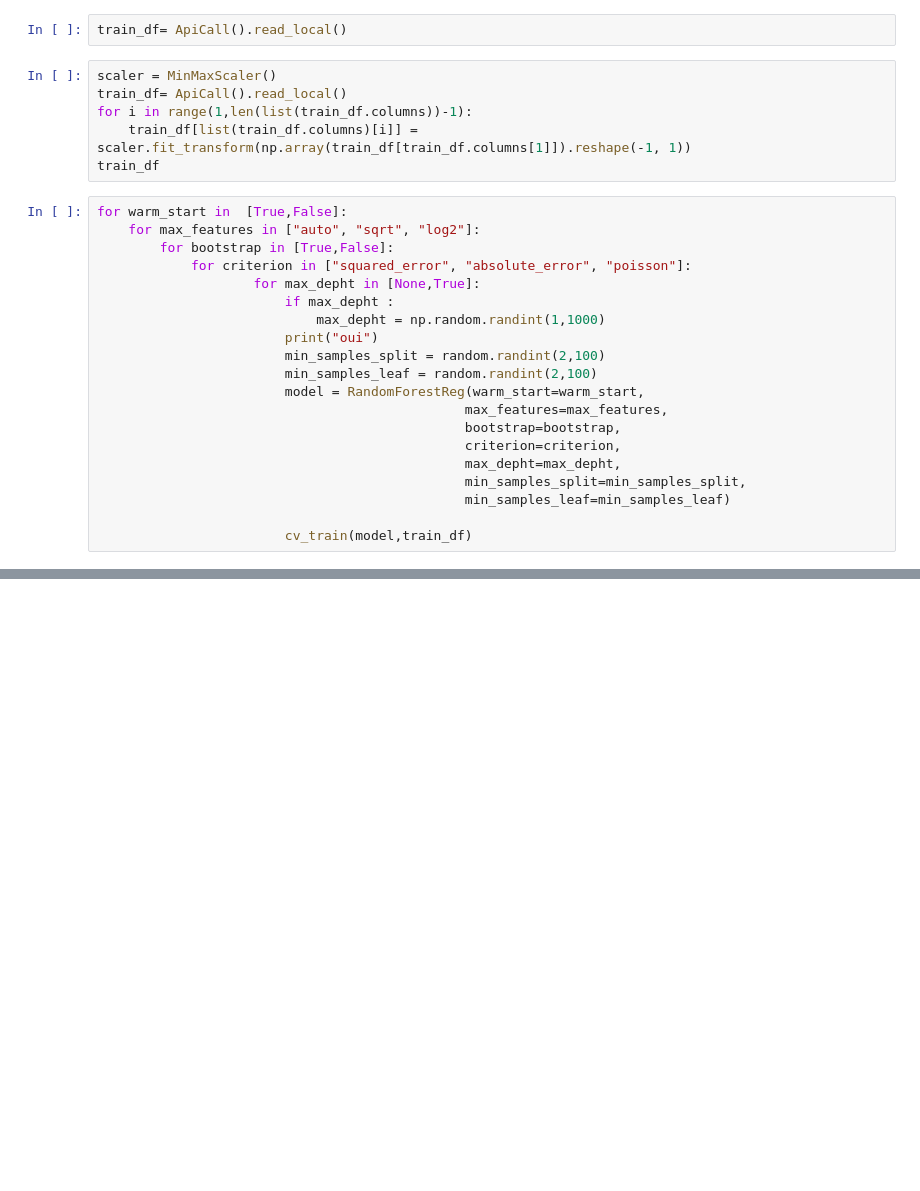
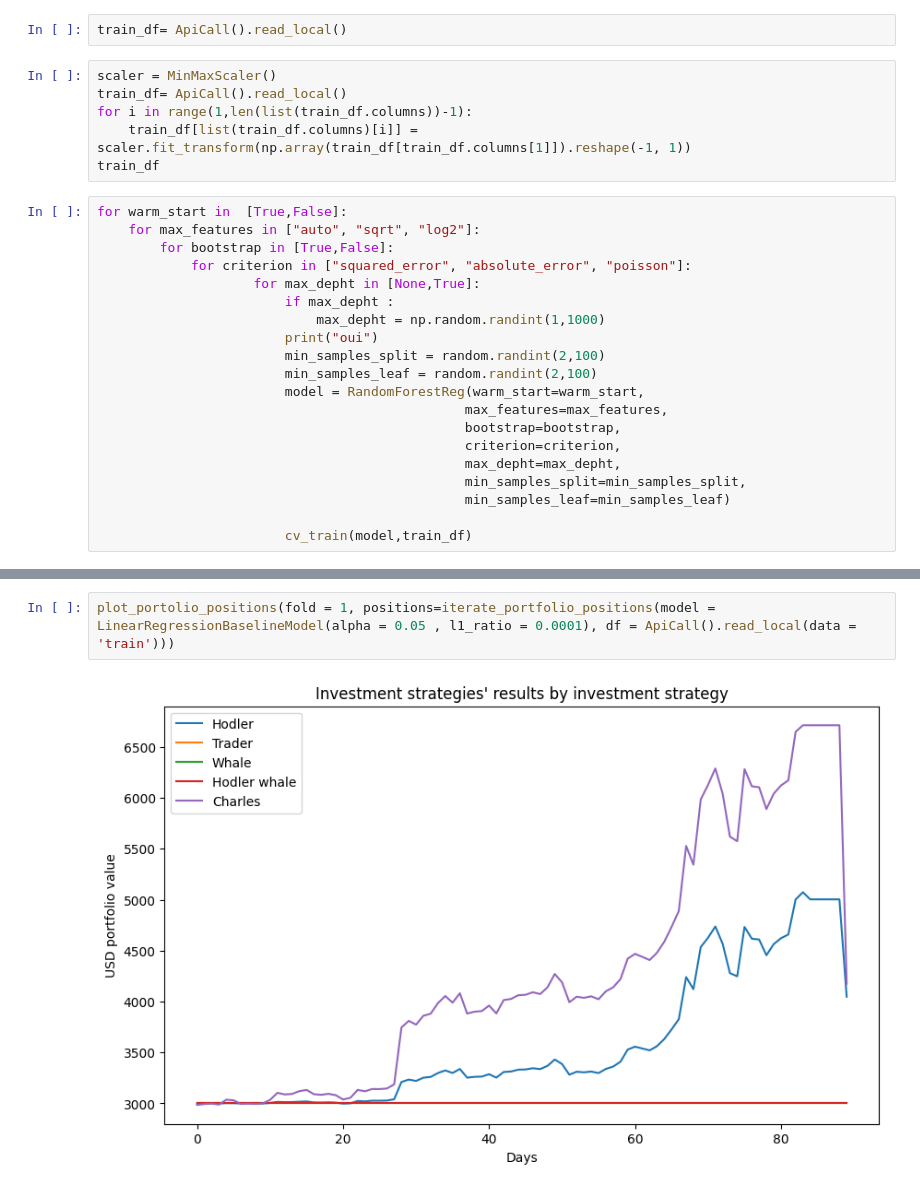
Before and after one commit to AlexandreLaizet/bitcoin_deep_learning, a Jupyter notebook: notebooks/Etienne.ipynb, the cells around one changed output, grey strips where cells are left out. Saved outputs shown, nothing was run; the diff lists cells and outputs as text; blank space fills up the shorter version.

```diff
--- a/notebooks/Etienne.ipynb
+++ b/notebooks/Etienne.ipynb
@@ -342,0 +362,4 @@ model.model.criterion
+# %%
+plot_portolio_positions(fold = 1, positions=iterate_portfolio_positions(model = LinearRegressionBaselineModel(alpha = 0.05 , l1_ratio = 0.0001), df = ApiCall().read_local(data = 'train')))
+# %% [output]
+[figure, added]
```
Also changed, not shown: parts of 5 cells of this notebook.
